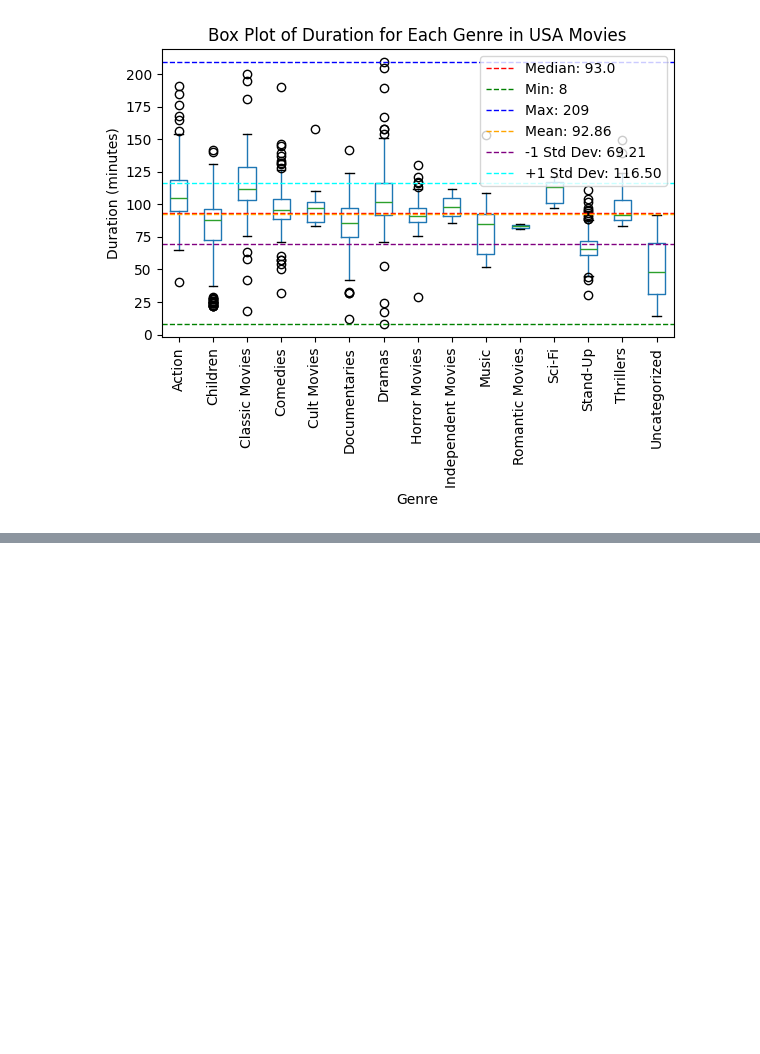
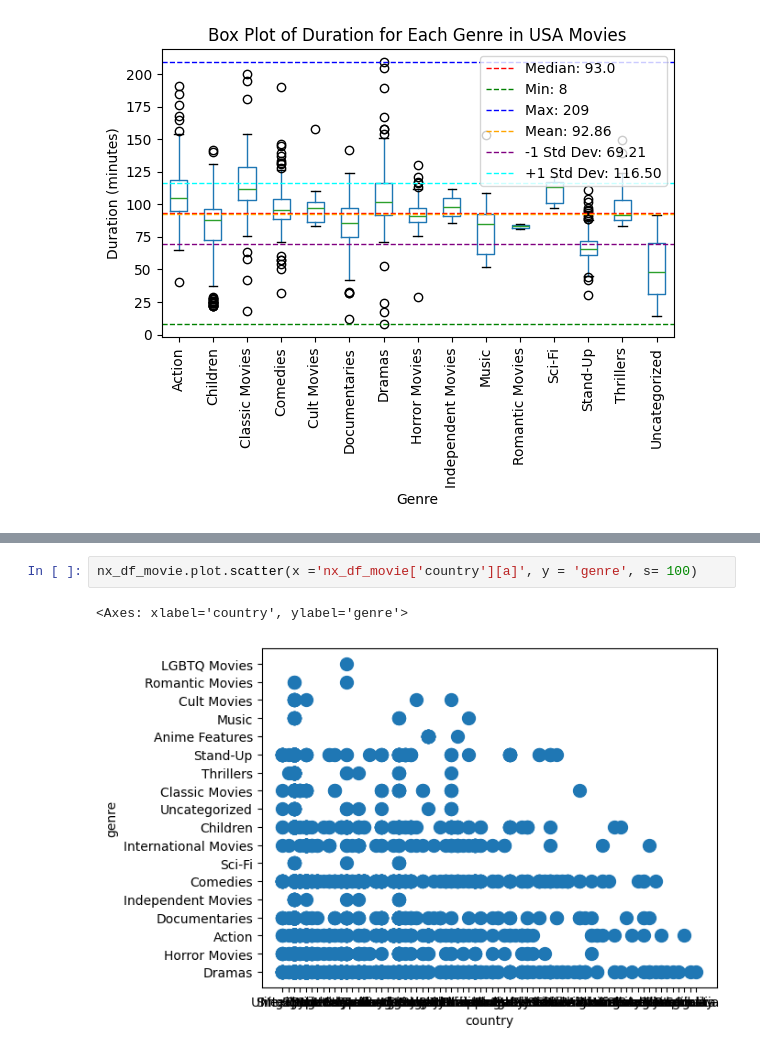
Before and after one commit to tdoan123/5daypython, a Jupyter notebook: DataCamp/Pro_Investigating Netflix Movies/project_netflix2.ipynb, the cells around one changed output, grey strips where cells are left out. Saved outputs shown, nothing was run; the diff lists cells and outputs as text; blank space fills up the shorter version.

```diff
--- a/DataCamp/Pro_Investigating Netflix Movies/project_netflix2.ipynb
+++ b/DataCamp/Pro_Investigating Netflix Movies/project_netflix2.ipynb
@@ -496,0 +774,5 @@ argentina_movies
+# %%
+nx_df_movie.plot.scatter(x ='nx_df_movie['country'][a]', y = 'genre', s= 100)
+# %% [output]
+<Axes: xlabel='country', ylabel='genre'>
+[figure, added]
```
Also changed, not shown: parts of 41 cells of this notebook, 1 other file.
